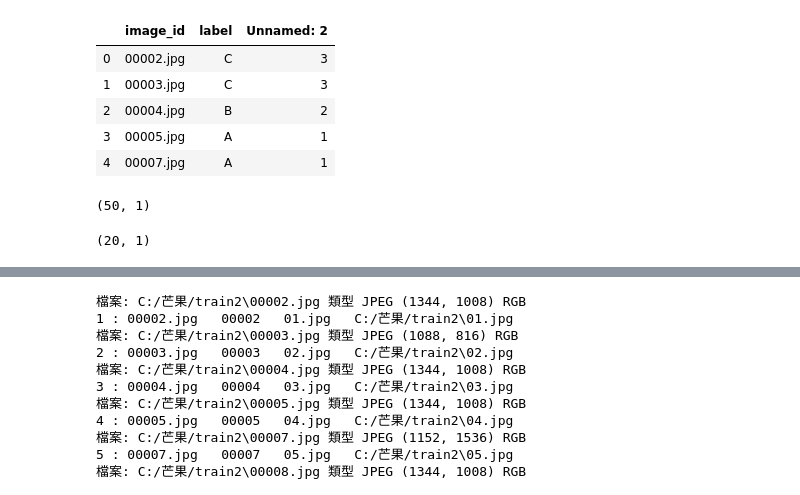
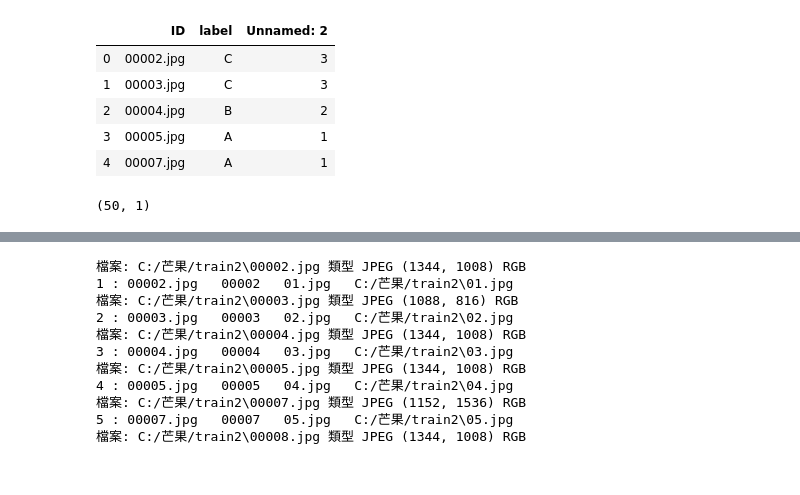
Before and after one commit to baby90522/prettygirls, a Jupyter notebook: mango3.ipynb, the cells around one changed output, grey strips where cells are left out. Cells and saved outputs as stored; diff of their text form; code cells hidden in the pictures.

```diff
--- a/mango3.ipynb
+++ b/mango3.ipynb
@@ -12,10 +12,10 @@ import os
 import numpy as np
 import matplotlib.pyplot as plt
 # %%
-df=pd.read_csv('C:/芒果/1.csv')
+df=pd.read_csv('C:/芒果/train_label.csv')
 df.head()
 # %% [output]
-|  | image_id | label | Unnamed: 2 |
+|  | ID | label | Unnamed: 2 |
 | 0 | 00002.jpg | C | 3 |
 | 1 | 00003.jpg | C | 3 |
 | 2 | 00004.jpg | B | 2 |
@@ -34,6 +34,2 @@ df=pd.read_csv('C:/芒果/2.csv')
 # %%
 df['label']=df['label'].map({'A':0, 'B':1, 'C':2}).astype(int)
-test_label=df['label'].values
-test_label.reshape(20,1).shape
-# %% [output]
-(20, 1)
```
Also changed, not shown: parts of 26 cells of this notebook.
